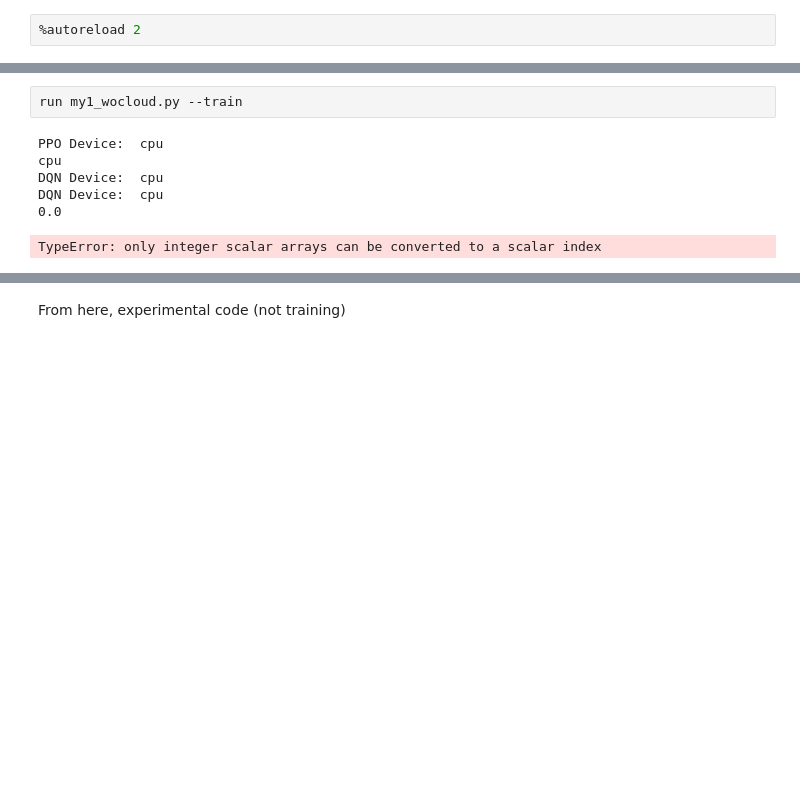
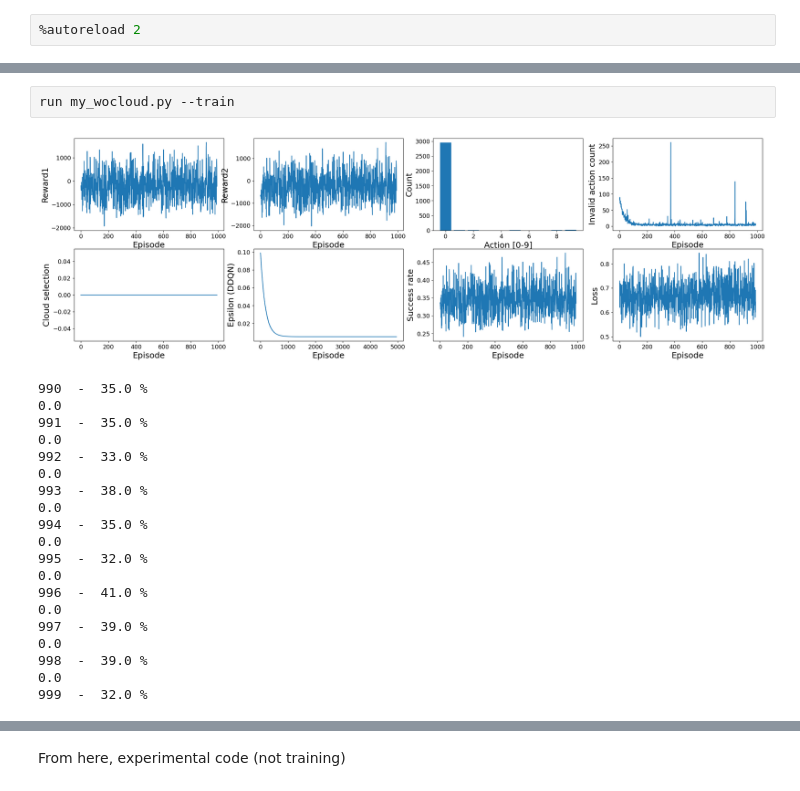
Before and after one commit to tnwjd7732/Popular-RL-Algorithms, a Jupyter notebook: run.ipynb, the cells around one changed output, grey strips where cells are left out. Saved outputs shown, nothing was run; the diff lists cells and outputs as text; blank space fills up the shorter version.

```diff
--- a/run.ipynb
+++ b/run.ipynb
@@ -7,11 +12,25 @@ run loadandsave.py
 # %%
-run my1_wocloud.py --train
+run my_wocloud.py --train
 # %% [output]
+[figure, added]
-PPO Device:  cpu
-cpu
-DQN Device:  cpu
-DQN Device:  cpu
+990  -  35.0 %
 0.0
+991  -  35.0 %
+0.0
+992  -  33.0 %
+0.0
+993  -  38.0 %
+0.0
+994  -  35.0 %
+0.0
+995  -  32.0 %
+0.0
+996  -  41.0 %
+0.0
+997  -  39.0 %
+0.0
+998  -  39.0 %
+0.0
+999  -  32.0 %
-TypeError: only integer scalar arrays can be converted to a scalar index
 # %%
 run my_woclst.py --train
```
Also changed, not shown: parts of 7 cells of this notebook, 38 other files.
